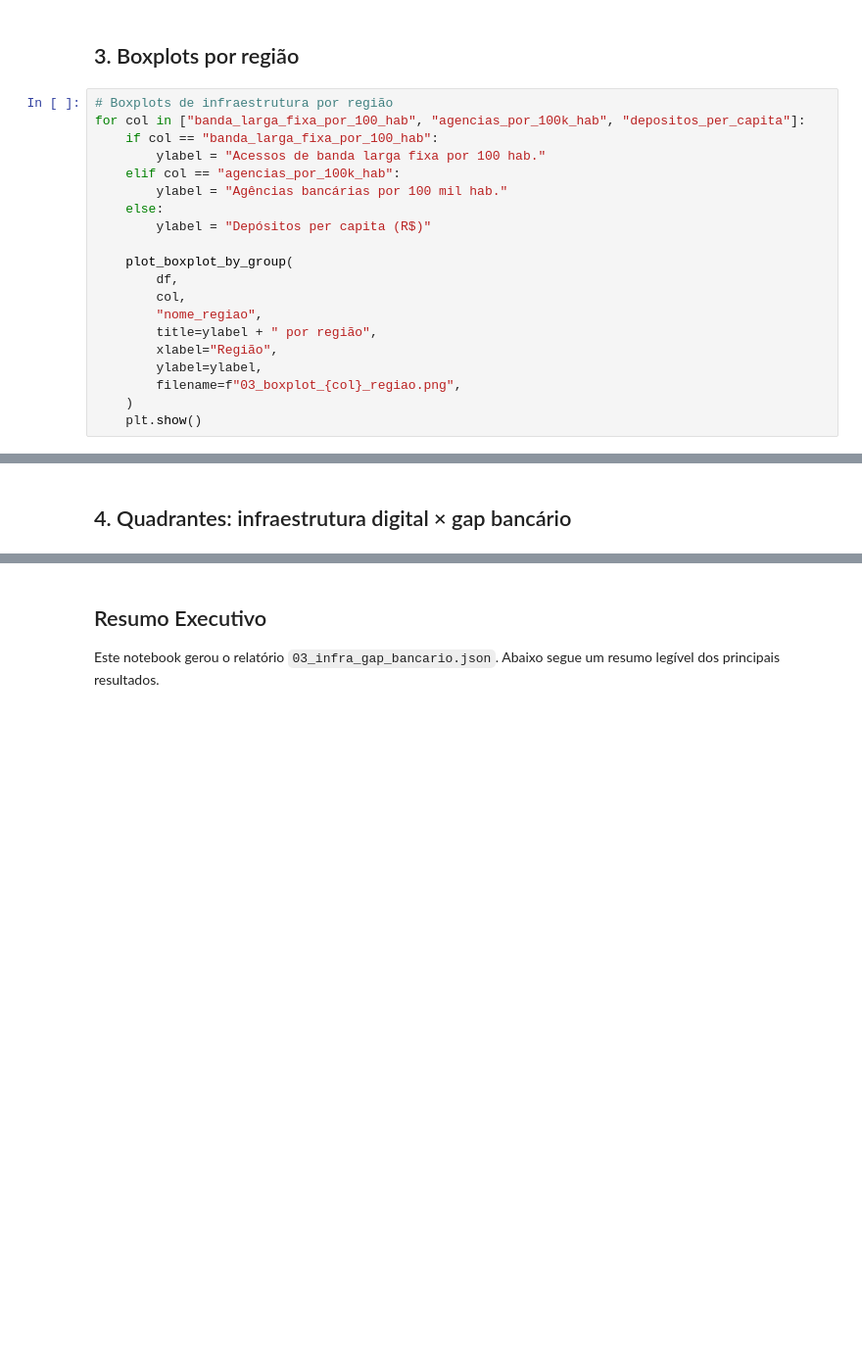
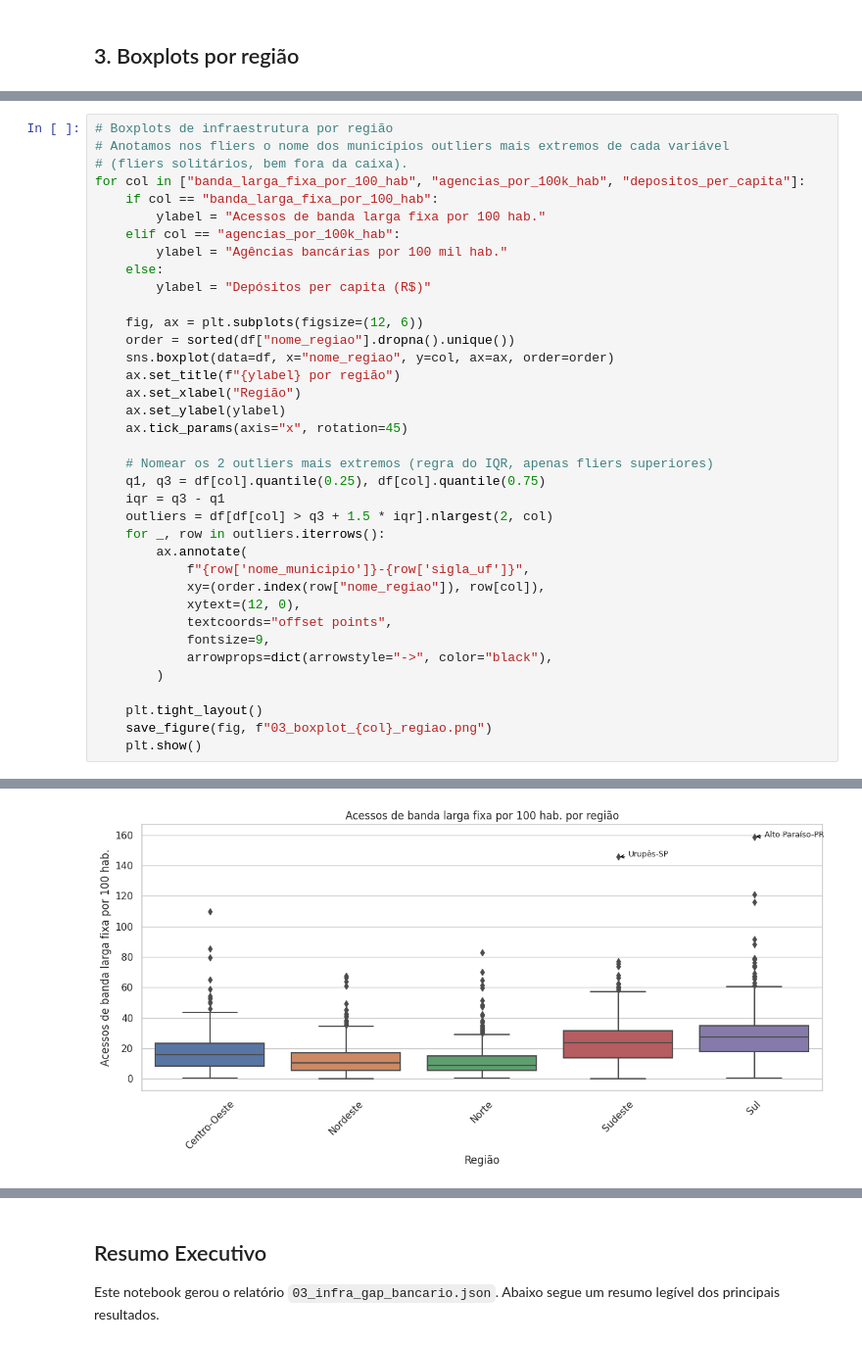
Before and after one commit to LucioFrCruz/heluvina_projeto_final_202602, a Jupyter notebook: notebooks/00_exploracao/03_infra_digital_e_gap_bancario.ipynb, the cells around one changed output, grey strips where cells are left out. Shown at 98% size. Cells and saved outputs as stored; diff of their text form; blank space fills up the shorter version.

```diff
--- a/notebooks/00_exploracao/03_infra_digital_e_gap_bancario.ipynb
+++ b/notebooks/00_exploracao/03_infra_digital_e_gap_bancario.ipynb
@@ -67,22 +66,2 @@ plt.show()
 # %% [markdown]
 ## 3. Boxplots por região
-# %%
-# Boxplots de infraestrutura por região
-for col in ["banda_larga_fixa_por_100_hab", "agencias_por_100k_hab", "depositos_per_capita"]:
-    if col == "banda_larga_fixa_por_100_hab":
-        ylabel = "Acessos de banda larga fixa por 100 hab."
-    elif col == "agencias_por_100k_hab":
-        ylabel = "Agências bancárias por 100 mil hab."
-    else:
-        ylabel = "Depósitos per capita (R$)"
-
-    plot_boxplot_by_group(
-        df,
-        col,
-        "nome_regiao",
-        title=ylabel + " por região",
-        xlabel="Região",
-        ylabel=ylabel,
-        filename=f"03_boxplot_{col}_regiao.png",
-    )
-    plt.show()
@@ -96,2 +68,38 @@ for col in ["banda_larga_fixa_por_100_hab", "agencias_por_100k_hab", "depositos_
-# %% [markdown]
-## 4. Quadrantes: infraestrutura digital × gap bancário
+# %%
+# Boxplots de infraestrutura por região
+# Anotamos nos fliers o nome dos municípios outliers mais extremos de cada variável
+# (fliers solitários, bem fora da caixa).
+for col in ["banda_larga_fixa_por_100_hab", "agencias_por_100k_hab", "depositos_per_capita"]:
+    if col == "banda_larga_fixa_por_100_hab":
+        ylabel = "Acessos de banda larga fixa por 100 hab."
+    elif col == "agencias_por_100k_hab":
+        ylabel = "Agências bancárias por 100 mil hab."
+    else:
+        ylabel = "Depósitos per capita (R$)"
+
+    fig, ax = plt.subplots(figsize=(12, 6))
+    order = sorted(df["nome_regiao"].dropna().unique())
+    sns.boxplot(data=df, x="nome_regiao", y=col, ax=ax, order=order)
+    ax.set_title(f"{ylabel} por região")
+    ax.set_xlabel("Região")
+    ax.set_ylabel(ylabel)
+    ax.tick_params(axis="x", rotation=45)
+
+    # Nomear os 2 outliers mais extremos (regra do IQR, apenas fliers superiores)
+    q1, q3 = df[col].quantile(0.25), df[col].quantile(0.75)
+    iqr = q3 - q1
+    outliers = df[df[col] > q3 + 1.5 * iqr].nlargest(2, col)
+    for _, row in outliers.iterrows():
+        ax.annotate(
+            f"{row['nome_municipio']}-{row['sigla_uf']}",
+            xy=(order.index(row["nome_regiao"]), row[col]),
+            xytext=(12, 0),
+            textcoords="offset points",
+            fontsize=9,
+            arrowprops=dict(arrowstyle="->", color="black"),
+        )
+
+    plt.tight_layout()
+    save_figure(fig, f"03_boxplot_{col}_regiao.png")
+    plt.show()
+# %% [output]
@@ -97,0 +107 @@ for col in ["banda_larga_fixa_por_100_hab", "agencias_por_100k_hab", "depositos_
+[figure, added]
```
Also changed, not shown: parts of 17 cells of this notebook, 28 other files.
